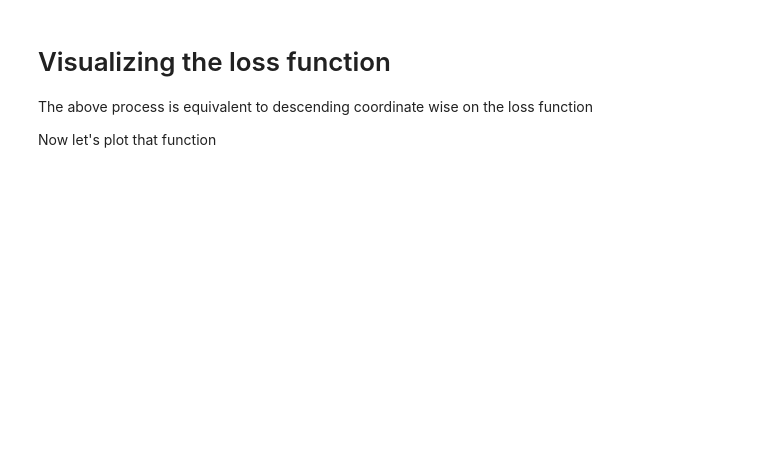
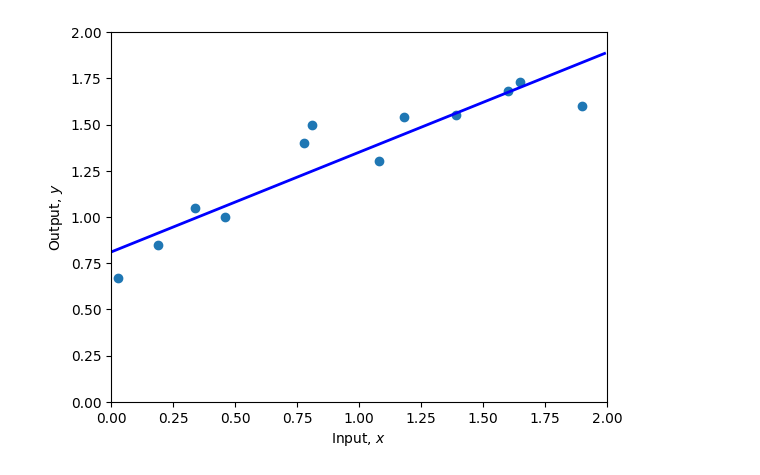
Before and after one commit to udlbook/udlbook, a Jupyter notebook: Notebooks/Chap02/2_1_Supervised_Learning.ipynb, the cells around one changed output. Drawn from its saved outputs; the diff is of its cells as text; code cells hidden in the pictures; blank space fills up the shorter version.

```diff
--- a/Notebooks/Chap02/2_1_Supervised_Learning.ipynb
+++ b/Notebooks/Chap02/2_1_Supervised_Learning.ipynb
@@ -24,7 +27,9 @@ print(y)
 # Define 1D linear regression model
 def f(x, phi0, phi1):
   # TODO :  Replace this line with the linear regression model (eq 2.4)
-  y = x
+  # Ans: TODO
+  y = phi0 + phi1 * x
+  # END: TODO
 
   return y
 # %%
@@ -81,6 +83,14 @@ print(f'Your Loss = {compute_loss(x,y,phi0,phi1):3.2f}')
-# %% [markdown]
-# Visualizing the loss function
-
-The above process is equivalent to descending coordinate wise on the loss function<br>
-
-Now let's plot that function
+# %%
+# TODO -- Cambia los parámetros manualmente para ajustar el modelo
+# Primero, fija phi1 y prueba cambiando phi0 hasta que no puedas reducir más la pérdida
+# Luego, fija phi0 y prueba cambiando phi1 hasta que no puedas reducir más la pérdida
+# Repite este proceso hasta encontrar un conjunto de parámetros que ajusten el modelo como en la figura 2.2d
+# Puedes hacer esto manualmente o, si quieres ir más allá, escribir código para hacer el descenso automáticamente
+# Comienza con estos valores:
+
+phi0 = .81 ; phi1 =0.54
+
+plot(x,y,phi0,phi1)
+print(f'Your Loss = {compute_loss(x,y,phi0,phi1):3.2f}')
+# %% [output]
+[figure, added]
```
Also changed, not shown: parts of 14 cells of this notebook, 1 other file.
